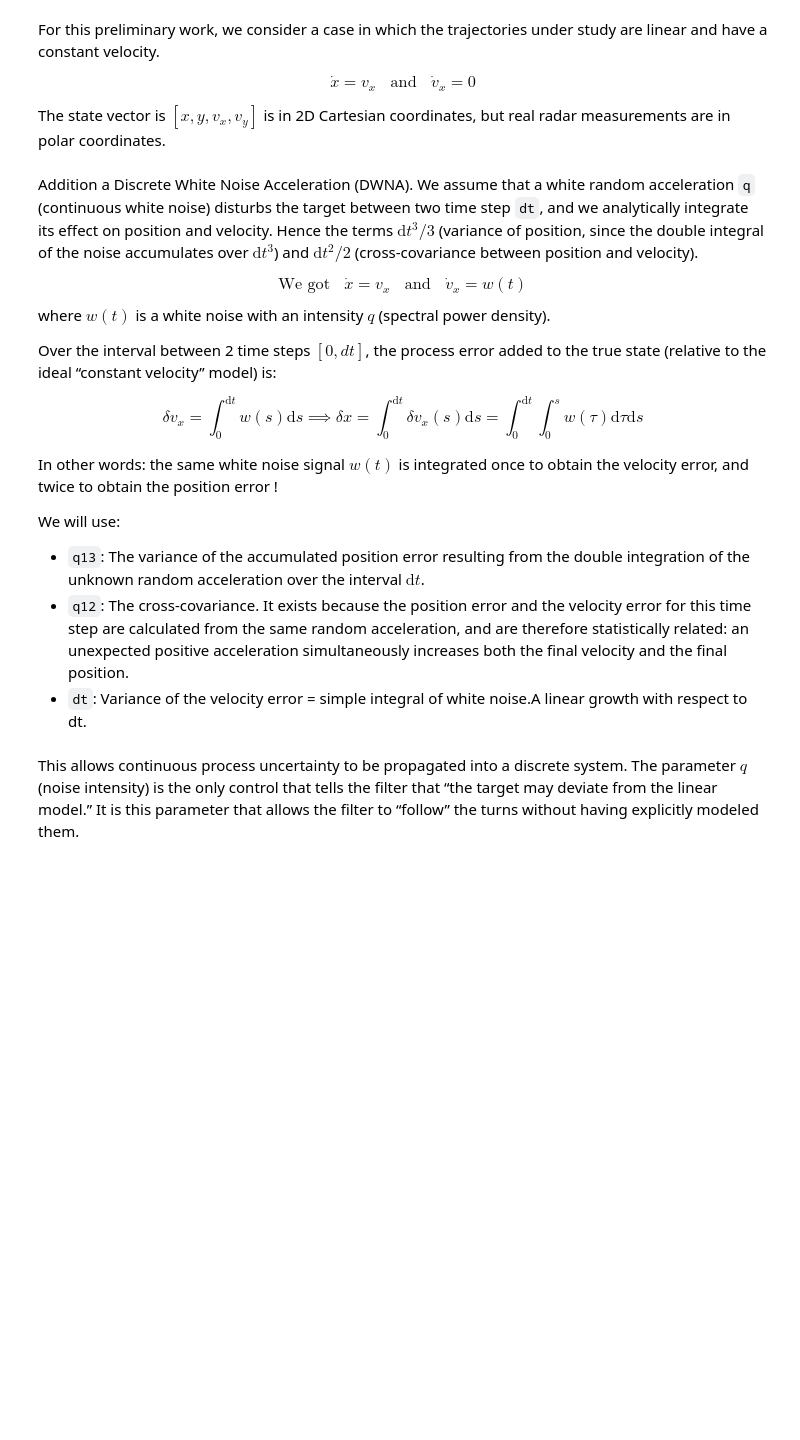
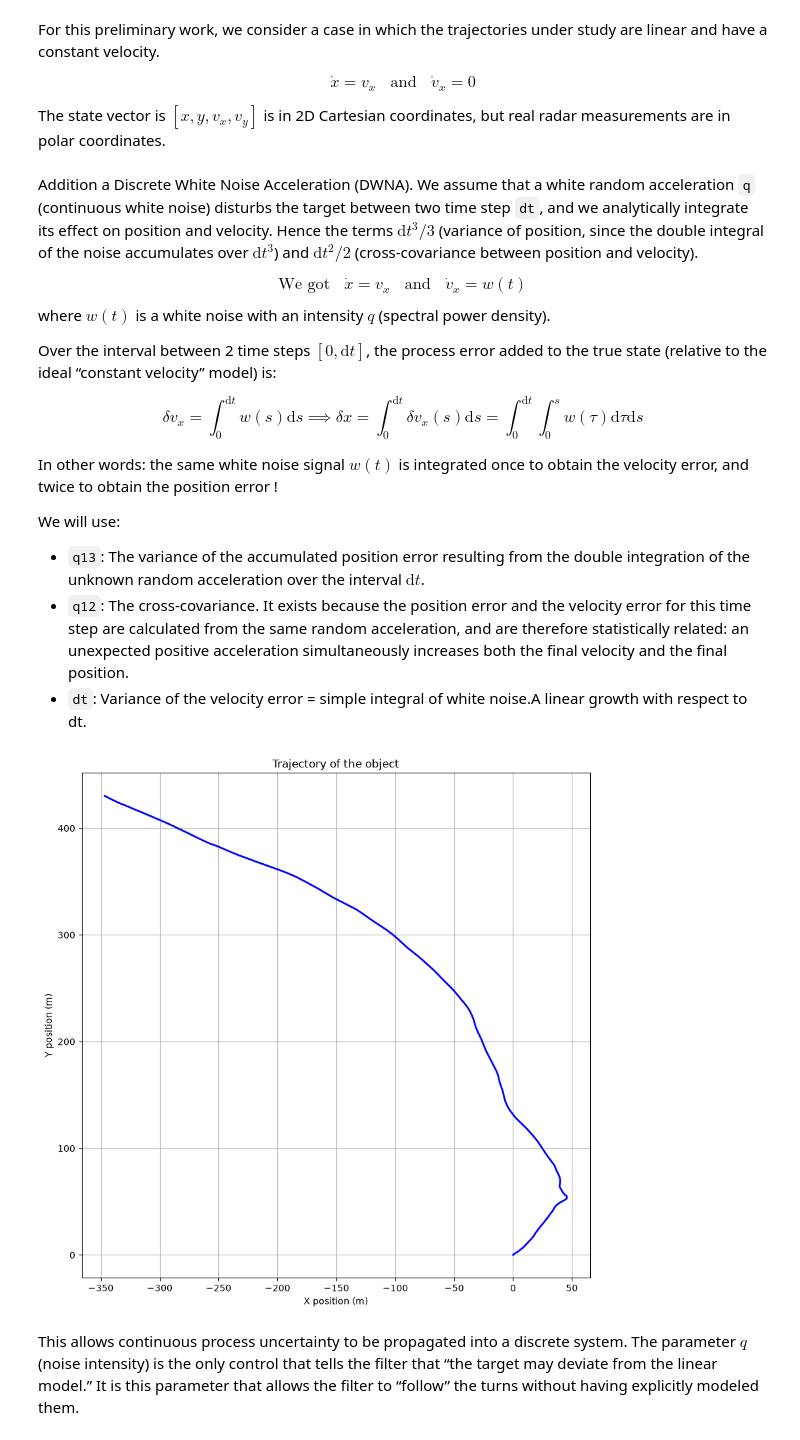
Before and after one commit to arthurleq/trajectory-algorithm, a Jupyter notebook: trajectory.ipynb, the cells around one changed output. Saved outputs shown, nothing was run; the diff lists cells and outputs as text; code cells hidden in the pictures; blank space fills up the shorter version.

Commit message:
change: trajectory.ipynb: addition of a part about filters

```diff
--- a/trajectory.ipynb
+++ b/trajectory.ipynb
@@ -31,6 +35,6 @@ $$
 $$
 where $w(t)$ is a white noise with an intensity $q$ (spectral power density).
 
-Over the interval between 2 time steps $[0, dt]$, the process error added to the true state (relative to the ideal “constant velocity” model) is:
+Over the interval between 2 time steps $[0, \mathrm{d}t]$, the process error added to the true state (relative to the ideal “constant velocity” model) is:
 
 $$
@@ -49,6 +53,11 @@ We will use:
 # %%
 # process noise covariance matrix for the constant velocity model
 def Q_cv(dt, q):
+    """
+    Compute the process noise covariance matrix for a constant velocity model.
+    dt: time step (s)
+    q: process noise intensity
+    """
 
     # discrete white noise acceleration model
     q13 = (dt**3) / 3
@@ -62,6 +71,58 @@ def Q_cv(dt, q):
         ])
 
     return Q
+# %%
+# plot of the trajectory
+import matplotlib.pyplot as plt
+
+dt = 1
+# final time step
+N = 150
+
+# process noise intensity
+q = 0.1
+
+# list of positions (x, y)
+trajectory = np.array([[0.0, 0.0]])
+# initial velocity
+v = np.array([1.0, 1.0])
+
+# matrix of the constant velocity model and linear trajectory
+matrix_F = F_cv(dt)
+
+matrix_Q = Q_cv(dt, q=q)
+
+for i in range(1, N):
+
+    vector = np.array([trajectory[i-1][0],
+                       trajectory[i-1][1],
+                        v[0],
+                        v[1]]
+                        )
+
+    # noise part
+    noise = rng.multivariate_normal(mean=np.zeros(4), cov=matrix_Q)
+
+    # update the position
+    coordinate = matrix_F @ vector + noise
+
+    # update the velocity
+    v = coordinate[2:4]
+
+    # store the position
+    trajectory = np.vstack((trajectory, coordinate[0:2].reshape(1, -1)))
+
+# plot the trajectory
+plt.figure(figsize=(10, 10))
+plt.title("Trajectory of the object")
+plt.xlabel("X position (m)")
+plt.ylabel("Y position (m)")
+
+plt.plot(trajectory[:, 0], trajectory[:, 1], 'b-', linewidth=2)
+plt.grid(True)
+plt.show()
+# %% [output]
+[figure, added]
 # %% [markdown]
 This allows continuous process uncertainty to be propagated into a discrete system. The parameter $q$ (noise intensity) is the only control that tells the filter that “the target may deviate from the linear model.”
 It is this parameter that allows the filter to “follow” the turns without having explicitly modeled them.
```
Also changed, not shown: parts of 11 cells of this notebook.
